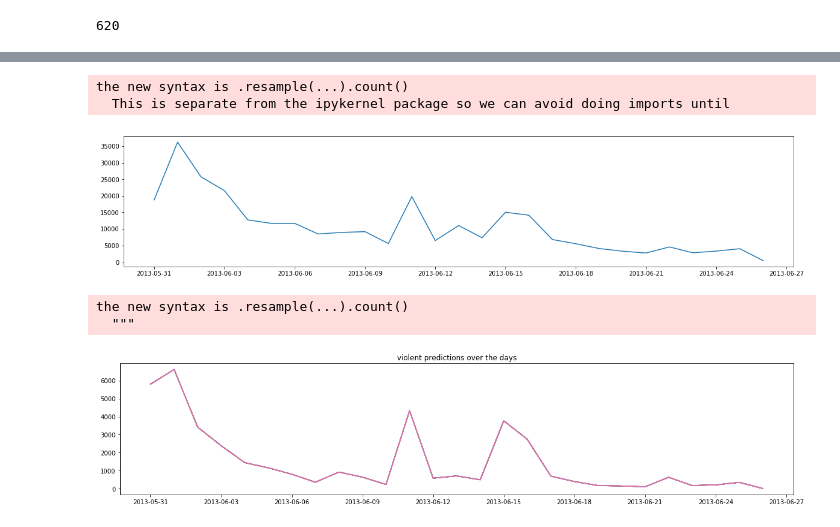
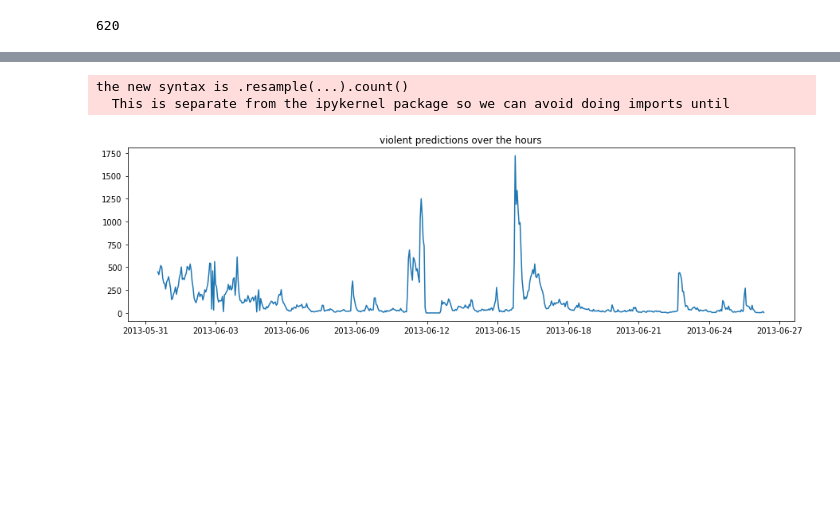
Before and after one commit to efatmae/Tweets_Turkey_2013_data_analysis, a Jupyter notebook: predicted_tweets_time_analysis.ipynb, the cells around one changed output, grey strips where cells are left out. Cells and saved outputs as stored; diff of their text form; code cells hidden in the pictures; blank space fills up the shorter version.

Commit message:
new labeled data as protest and violence labels

```diff
--- a/predicted_tweets_time_analysis.ipynb
+++ b/predicted_tweets_time_analysis.ipynb
@@ -3,7 +3,7 @@ import pandas as pd
 import datetime as dt
 import matplotlib.pyplot as plt
 # %%
-predicted_tweets = pd.read_csv("Data/turkish_tweets_labels_predicted_20_08_2018.csv")
+predicted_tweets = pd.read_json("Data/turkish_tweets_labels_protest_violence_predicted_20_08_2018.json")
 # %%
 predicted_tweets.columns
 # %% [output]
@@ -12,4 +13 @@ Index(['Unnamed: 0', 'id', 'created_at', 'text', 'prediction', 'non_vio_prob',
       dtype='object')
-# %%
-predicted_tweets = predicted_tweets[['id', 'created_at', 'text', 'prediction', 'non_vio_prob',
-       'vio_prob']]
@@ -38,21 +184,10 @@ len(predicted_tweets_dt.resample("H"))
 # %%
-plt.figure(figsize=(20,4))
+plt.figure(figsize=(15,4))
 
-plt.plot(predicted_tweets_dt['prediction'].resample("D", how='count'))
+plt.plot(predicted_tweets_dt[predicted_tweets_dt['violence']==1]["id"].resample("H", how='count'))
+plt.title("violent predictions over the hours")
 plt.show()
 # %% [output]
 the new syntax is .resample(...).count()
   This is separate from the ipykernel package so we can avoid doing imports until
-[figure, old version]
+[figure, new version]
-# %%
-
-
-plt.figure(figsize=(20,4))
-
-plt.plot(predicted_tweets_dt[predicted_tweets_dt['prediction']==1].resample("D", how='count'))
-plt.title("violent predictions over the days")
-plt.show()
-# %% [output]
-the new syntax is .resample(...).count()
-  """
-[figure, removed]
```
Also changed, not shown: parts of 15 cells of this notebook, 1 other file.
